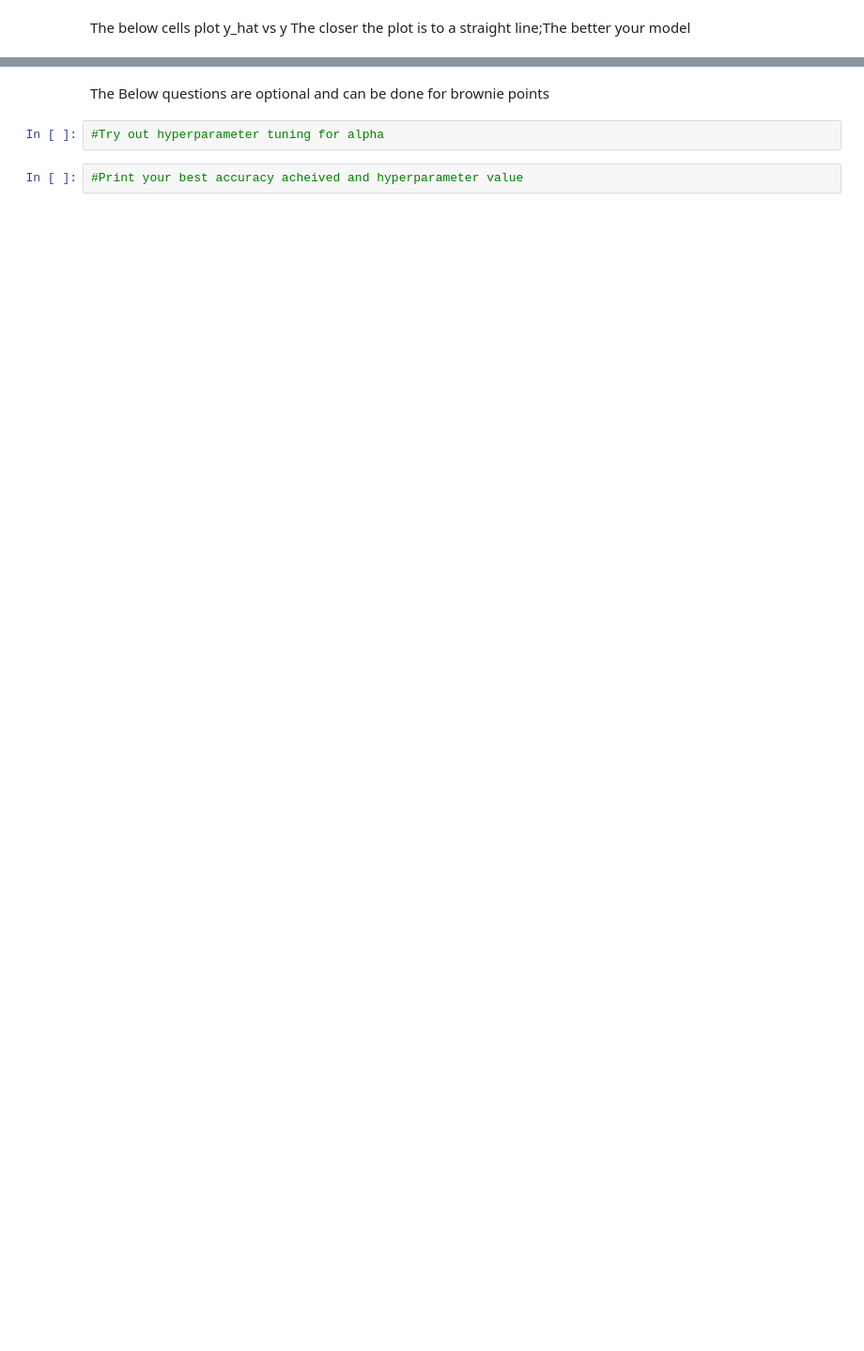
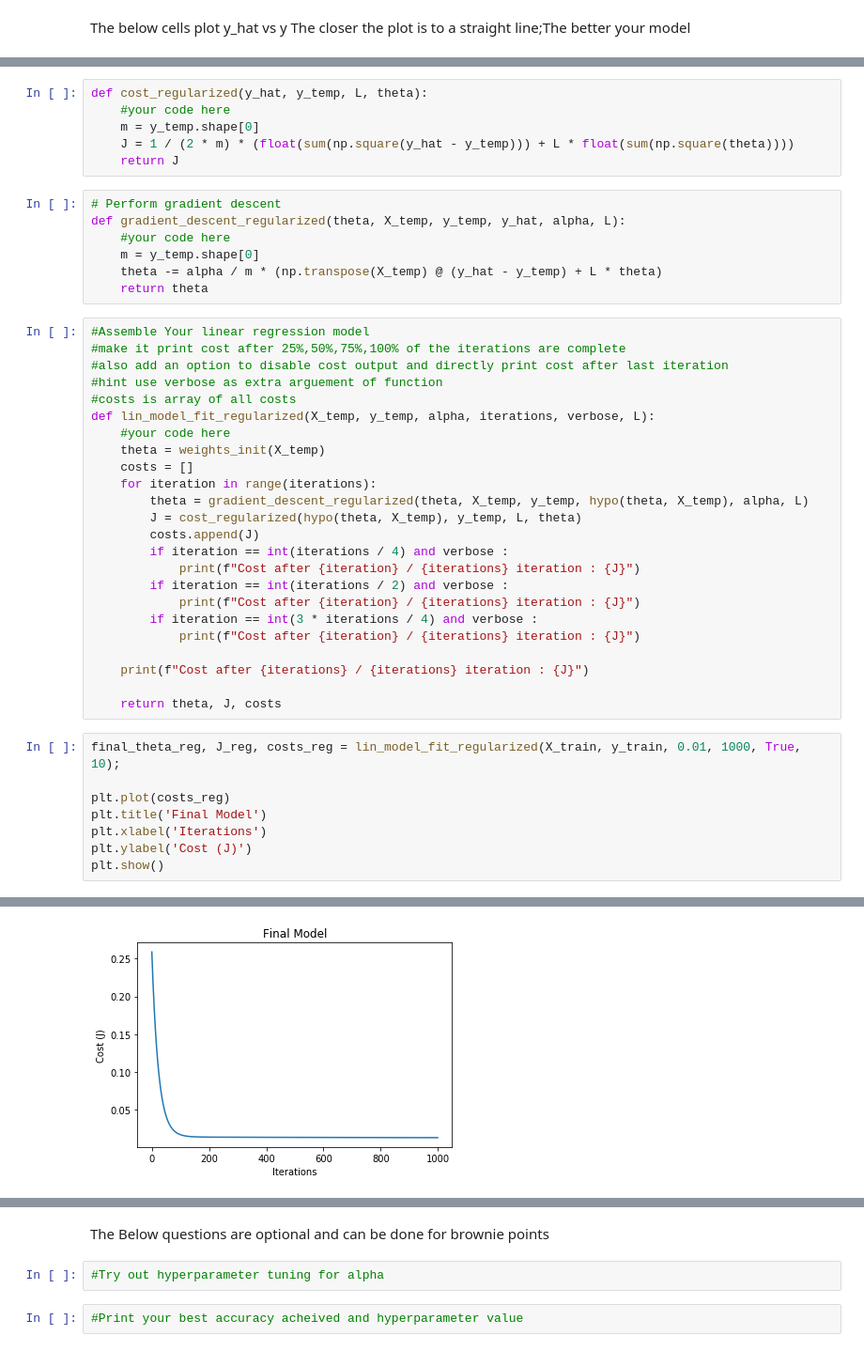
Before and after one commit to AnirudhAchal/Linear-Regression-From-Scratch, a Jupyter notebook: ML take home/Q1/take-home.ipynb, the cells around one changed output, grey strips where cells are left out. Shown at 94% size. Cells and saved outputs as stored; diff of their text form; blank space fills up the shorter version.

```diff
--- a/ML take home/Q1/take-home.ipynb
+++ b/ML take home/Q1/take-home.ipynb
@@ -216,0 +271,46 @@ plt.show()
+# %%
+def cost_regularized(y_hat, y_temp, L, theta):
+    #your code here
+    m = y_temp.shape[0]
+    J = 1 / (2 * m) * (float(sum(np.square(y_hat - y_temp))) + L * float(sum(np.square(theta))))
+    return J
+# %%
+# Perform gradient descent
+def gradient_descent_regularized(theta, X_temp, y_temp, y_hat, alpha, L):
+    #your code here
+    m = y_temp.shape[0]
+    theta -= alpha / m * (np.transpose(X_temp) @ (y_hat - y_temp) + L * theta)
+    return theta
+# %%
+#Assemble Your linear regression model
+#make it print cost after 25%,50%,75%,100% of the iterations are complete
+#also add an option to disable cost output and directly print cost after last iteration
+#hint use verbose as extra arguement of function
+#costs is array of all costs
+def lin_model_fit_regularized(X_temp, y_temp, alpha, iterations, verbose, L):
+    #your code here
+    theta = weights_init(X_temp)
+    costs = []
+    for iteration in range(iterations):
+        theta = gradient_descent_regularized(theta, X_temp, y_temp, hypo(theta, X_temp), alpha, L)
+        J = cost_regularized(hypo(theta, X_temp), y_temp, L, theta)
+        costs.append(J)
+        if iteration == int(iterations / 4) and verbose :
+            print(f"Cost after {iteration} / {iterations} iteration : {J}")
+        if iteration == int(iterations / 2) and verbose :
+            print(f"Cost after {iteration} / {iterations} iteration : {J}")
+        if iteration == int(3 * iterations / 4) and verbose :
+            print(f"Cost after {iteration} / {iterations} iteration : {J}")
+
+    print(f"Cost after {iterations} / {iterations} iteration : {J}")
+
+    return theta, J, costs
+# %%
+final_theta_reg, J_reg, costs_reg = lin_model_fit_regularized(X_train, y_train, 0.01, 1000, True, 10);
+
+plt.plot(costs_reg)
+plt.title('Final Model')
+plt.xlabel('Iterations')
+plt.ylabel('Cost (J)')
+plt.show()
+# %% [output]
@@ -216,0 +321 @@ plt.show()
+[figure, added]
```
Also changed, not shown: parts of 26 cells of this notebook.
